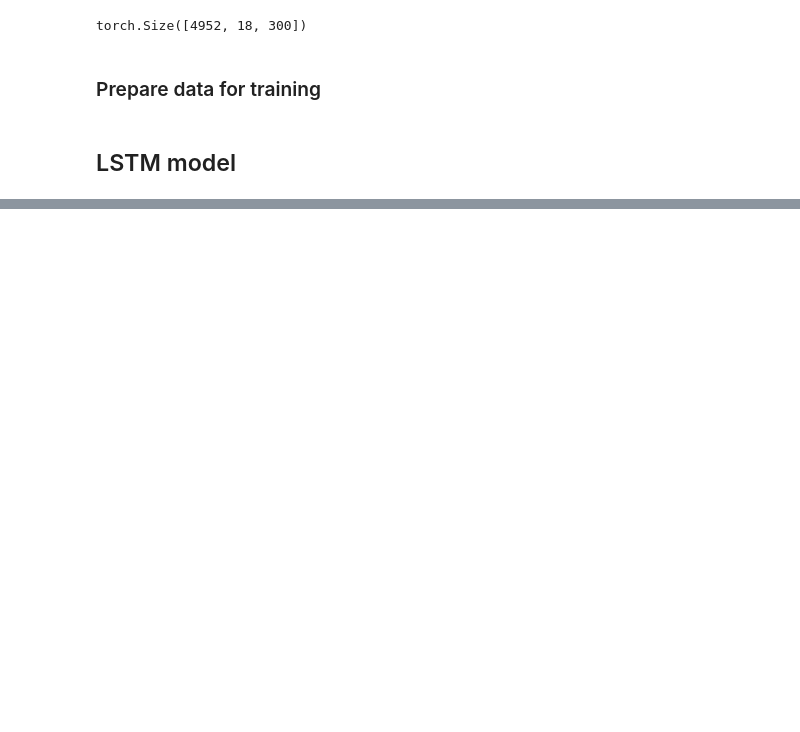
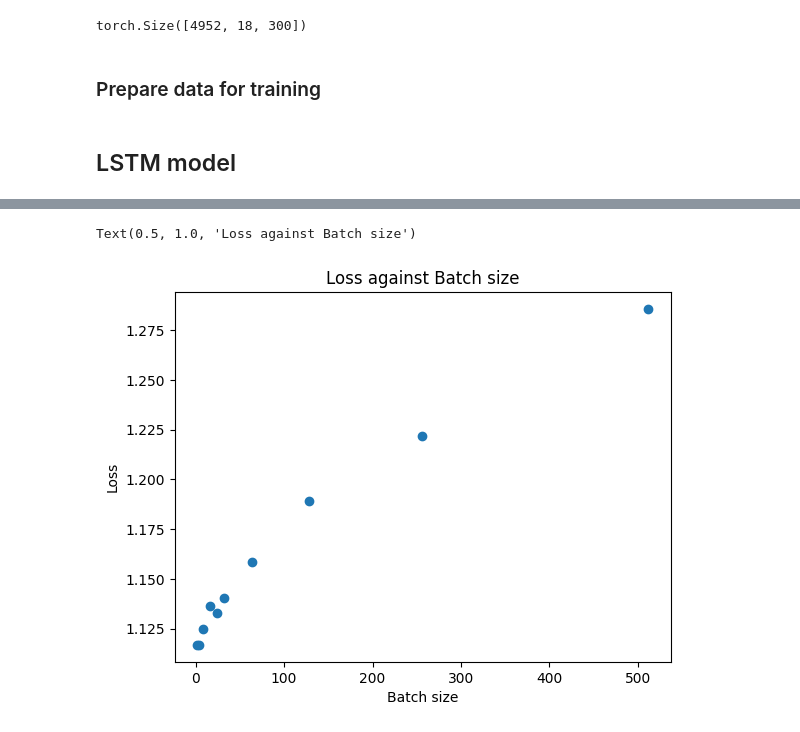
Before and after one commit to gtengwei/CZ4045-NLP-Group-8, a Jupyter notebook: Part 2/Part_2_LSTM_model.ipynb, the cells around one changed output, grey strips where cells are left out. Drawn from its saved outputs; the diff is of its cells as text; code cells hidden in the pictures; blank space fills up the shorter version.

```diff
--- a/Part 2/Part_2_LSTM_model.ipynb
+++ b/Part 2/Part_2_LSTM_model.ipynb
@@ -373,0 +413,9 @@ plt.legend()
+# %%
+# Plot dev loss against batch size
+plt.scatter(loss_batch_size.keys(), loss_batch_size.values())
+plt.xlabel("Batch size")
+plt.ylabel("Loss")
+plt.title("Loss against Batch size")
+# %% [output]
+Text(0.5, 1.0, 'Loss against Batch size')
+[figure, added]
```
Also changed, not shown: parts of 10 cells of this notebook.
